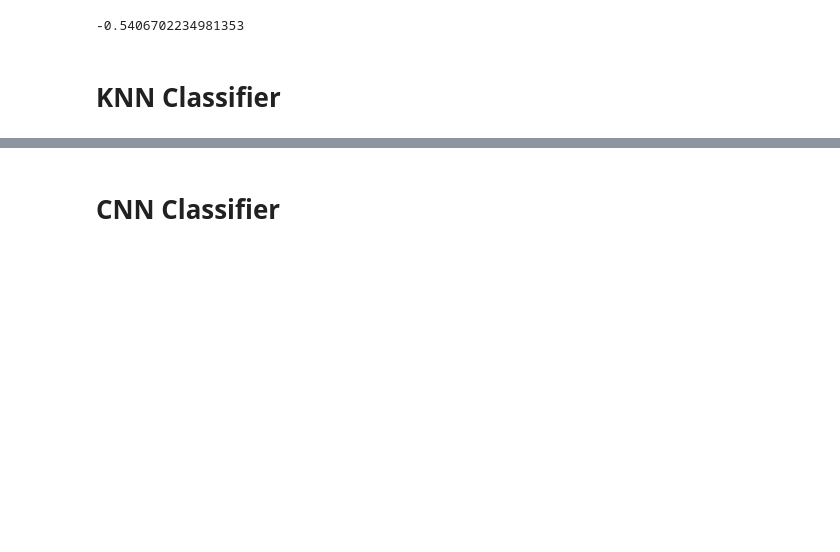
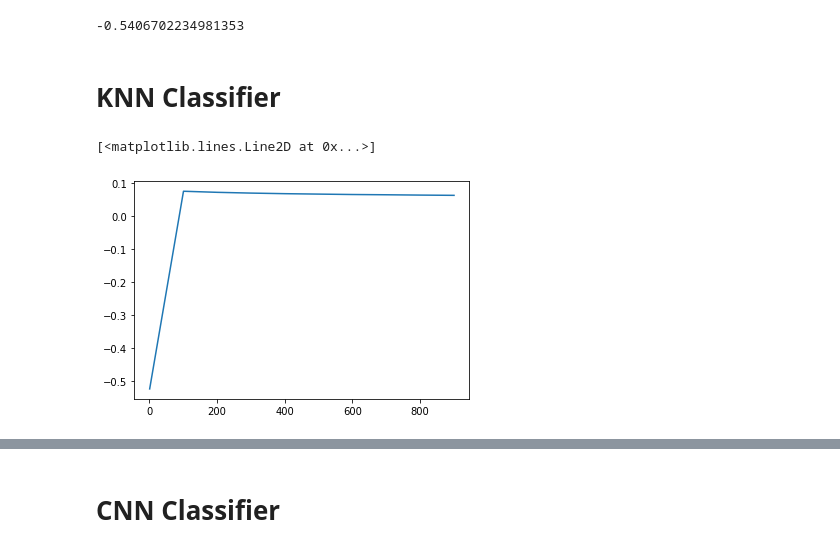
Before and after one commit to Good-Train-Bad-Train/gtbt, a Jupyter notebook: notebooks/Models_Classification_final.ipynb, the cells around one changed output, grey strips where cells are left out. Saved outputs shown, nothing was run; the diff lists cells and outputs as text; code cells hidden in the pictures; blank space fills up the shorter version.

```diff
--- a/notebooks/Models_Classification_final.ipynb
+++ b/notebooks/Models_Classification_final.ipynb
@@ -295,6 +298,32 @@ r2
 -0.5406702234981353
 # %% [markdown]
 # KNN Classifier
+# %%
+# Run a search with cross_validate to find the optimal
+from sklearn.neighbors import KNeighborsRegressor
+from sklearn.model_selection import cross_validate
+
+k_range = range(1,1000,100) # Totally arbitrary, but previous testing suggests it's best to use at least 180
+
+scores = []
+
+# We append the scores in the dictionary
+for k in k_range:
+    neigh = KNeighborsRegressor(n_neighbors=k)
+    cv_results = cross_validate(neigh, X_train_preproc, y_train, cv=3,
+                            scoring=['max_error',
+                                     'r2',
+                                     'neg_mean_absolute_error',
+                                     'neg_mean_squared_error']
+                           )
+    cv_results = pd.DataFrame(cv_results)
+    scores.append(cv_results['test_r2'].mean())
+
+plt.plot(k_range, scores, label = 'Training score')
+#plt.plot(scores_, test_scores_mean, label = 'Test score')
+# %% [output]
+[<matplotlib.lines.Line2D at 0x...>]
+[figure, added]
 # %%
 from sklearn.neighbors import KNeighborsClassifier
 from sklearn.model_selection import cross_validate
```
Also changed, not shown: parts of 35 cells of this notebook.
